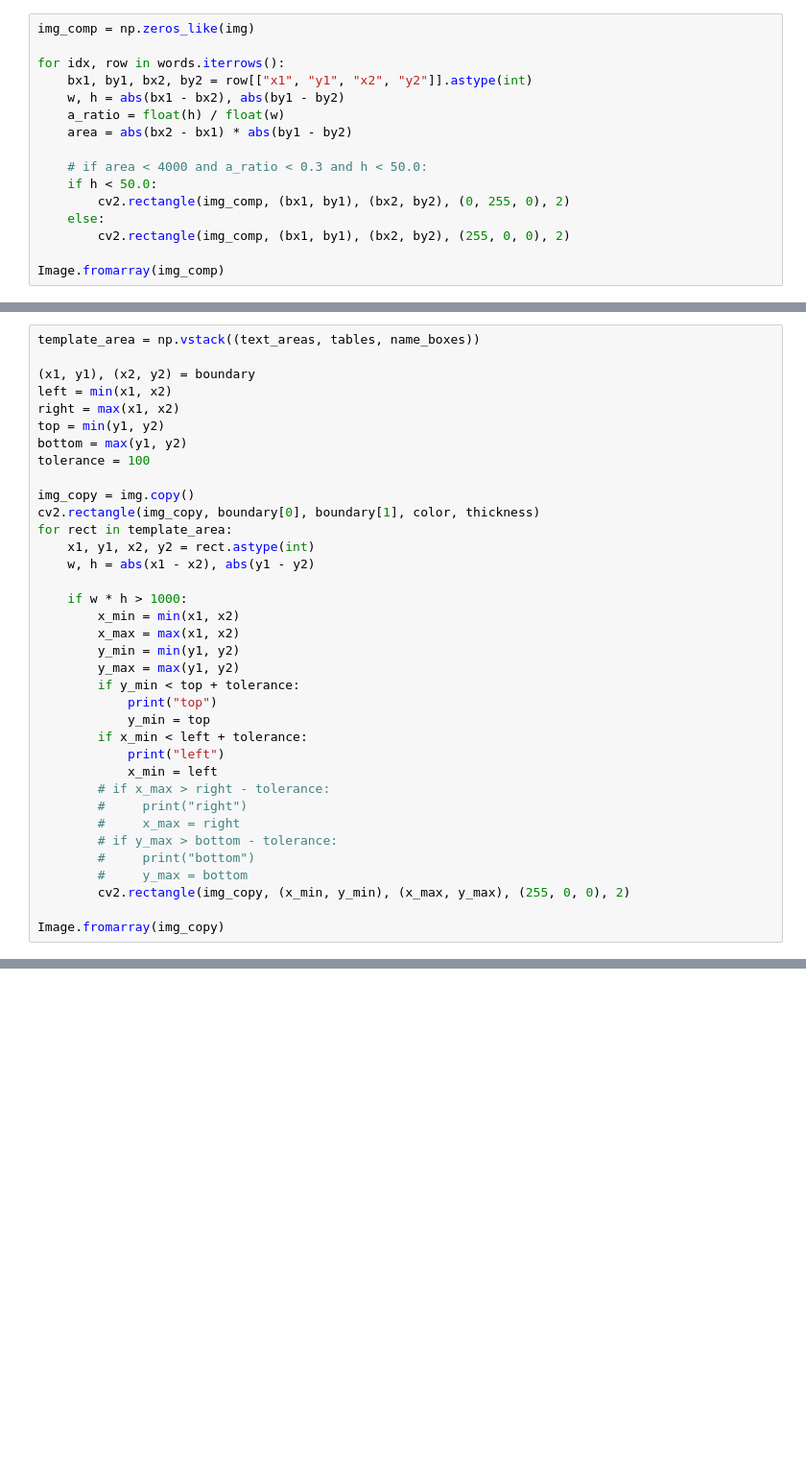
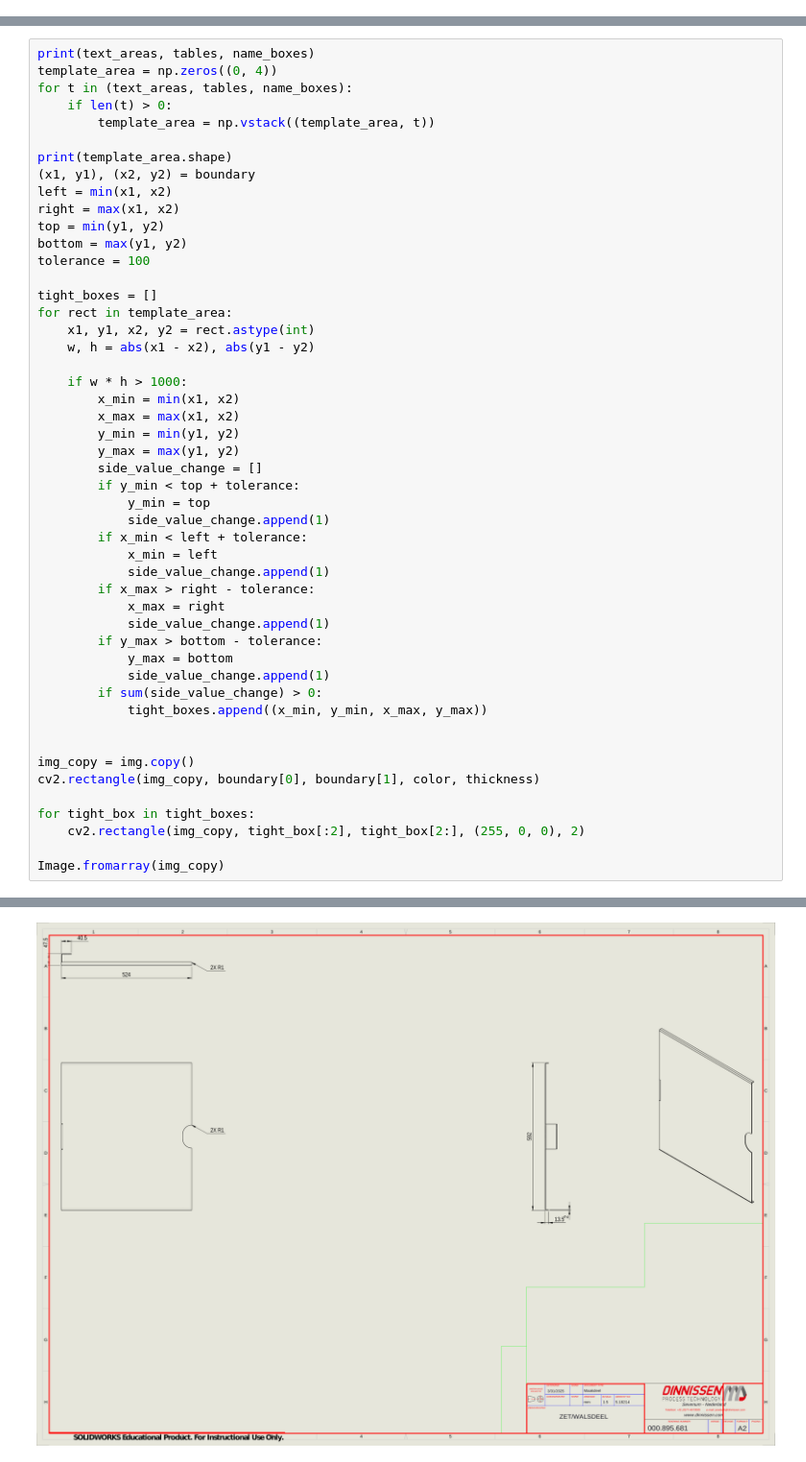
Before and after one commit to sadidul012/mechanical-drawing-scoring, a Jupyter notebook: notebooks/detect-tight-boxes/detect-text-areas.ipynb, the cells around one changed output, grey strips where cells are left out. Shown at 96% size. Cells and saved outputs as stored; diff of their text form; blank space fills up the shorter version.

```diff
--- a/notebooks/detect-tight-boxes/detect-text-areas.ipynb
+++ b/notebooks/detect-tight-boxes/detect-text-areas.ipynb
@@ -67,19 +96,3 @@ height
-# %%
-img_comp = np.zeros_like(img)
-
-for idx, row in words.iterrows():
-    bx1, by1, bx2, by2 = row[["x1", "y1", "x2", "y2"]].astype(int)
-    w, h = abs(bx1 - bx2), abs(by1 - by2)
-    a_ratio = float(h) / float(w)
-    area = abs(bx2 - bx1) * abs(by1 - by2)
-
-    # if area < 4000 and a_ratio < 0.3 and h < 50.0:
-    if h < 50.0:
-        cv2.rectangle(img_comp, (bx1, by1), (bx2, by2), (0, 255, 0), 2)
-    else:
-        cv2.rectangle(img_comp, (bx1, by1), (bx2, by2), (255, 0, 0), 2)
-
-Image.fromarray(img_comp)
 # %%
 word_boxes = words[["x1", "y1", "x2", "y2"]].loc[height < 50.0].astype(int).values
 
@@ -174,6 +197,11 @@ Image.fromarray(img_copy)
 # %%
-template_area = np.vstack((text_areas, tables, name_boxes))
+print(text_areas, tables, name_boxes)
+template_area = np.zeros((0, 4))
+for t in (text_areas, tables, name_boxes):
+    if len(t) > 0:
+        template_area = np.vstack((template_area, t))
 
+print(template_area.shape)
 (x1, y1), (x2, y2) = boundary
 left = min(x1, x2)
 right = max(x1, x2)
@@ -181,8 +209,7 @@ top = min(y1, y2)
 bottom = max(y1, y2)
 tolerance = 100
 
-img_copy = img.copy()
-cv2.rectangle(img_copy, boundary[0], boundary[1], color, thickness)
+tight_boxes = []
 for rect in template_area:
     x1, y1, x2, y2 = rect.astype(int)
     w, h = abs(x1 - x2), abs(y1 - y2)
@@ -192,18 +219,28 @@ for rect in template_area:
         x_max = max(x1, x2)
         y_min = min(y1, y2)
         y_max = max(y1, y2)
+        side_value_change = []
         if y_min < top + tolerance:
-            print("top")
             y_min = top
+            side_value_change.append(1)
         if x_min < left + tolerance:
-            print("left")
             x_min = left
-        # if x_max > right - tolerance:
-        #     print("right")
-        #     x_max = right
-        # if y_max > bottom - tolerance:
-        #     print("bottom")
-        #     y_max = bottom
-        cv2.rectangle(img_copy, (x_min, y_min), (x_max, y_max), (255, 0, 0), 2)
+            side_value_change.append(1)
+        if x_max > right - tolerance:
+            x_max = right
+            side_value_change.append(1)
+        if y_max > bottom - tolerance:
+            y_max = bottom
+            side_value_change.append(1)
+        if sum(side_value_change) > 0:
+            tight_boxes.append((x_min, y_min, x_max, y_max))
+
+
+img_copy = img.copy()
+cv2.rectangle(img_copy, boundary[0], boundary[1], color, thickness)
+
+for tight_box in tight_boxes:
+    cv2.rectangle(img_copy, tight_box[:2], tight_box[2:], (255, 0, 0), 2)
 
 Image.fromarray(img_copy)
+# %% [output]
@@ -209,0 +250 @@ Image.fromarray(img_copy)
+[figure, added]
```
Also changed, not shown: parts of 10 cells of this notebook, 16 other files.
